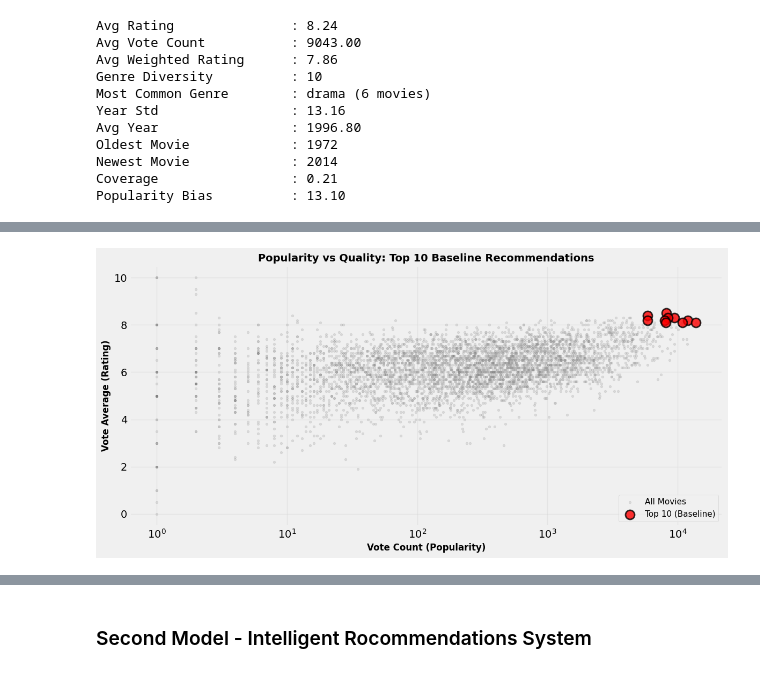
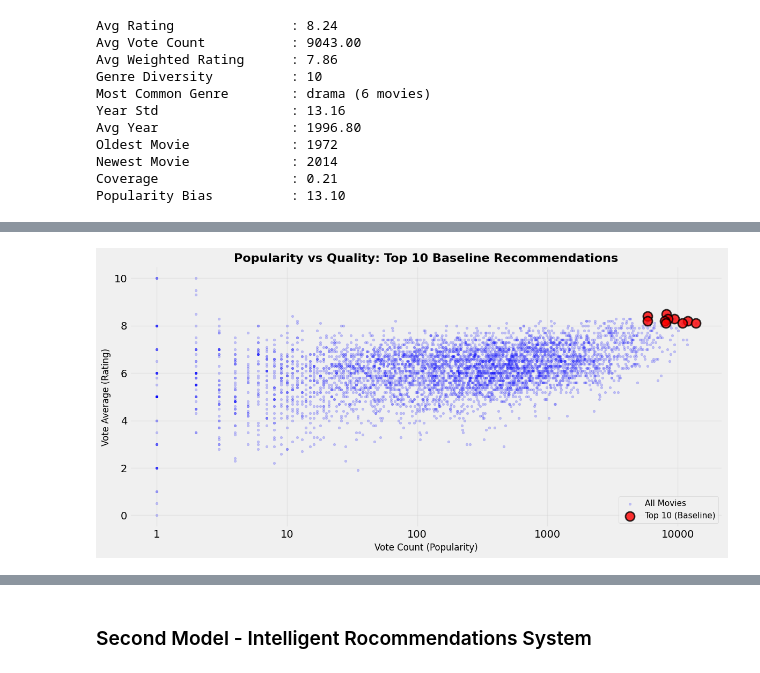
Before and after one commit to Przemsonn05/Content-Based-Recommendation-System-for-movies, a Jupyter notebook: notebooks/Recommendation_System.ipynb, the cells around one changed output, grey strips where cells are left out. Cells and saved outputs as stored; diff of their text form; code cells hidden in the pictures.

```diff
--- a/notebooks/Recommendation_System.ipynb
+++ b/notebooks/Recommendation_System.ipynb
@@ -745,3 +752,14 @@ data_after_json['hybrid_score'] = (
+# %%
+def enhance_overview(row):
+    overview = str(row['overview'])
+    tagline = str(row['tagline'])
+
+    if len(overview) < 100:
+        return overview + ' ' + tagline
+
+    return overview
+
+data_after_json['overview'] = data_after_json.apply(enhance_overview, axis=1)
 # %% [markdown]
 ## Model Building and Evaluation
 # %% [markdown]
@@ -878,30 +933,33 @@ plt.show()
 # %%
 plt.figure(figsize=(12, 6))
 
 # All movies (background)
 plt.scatter(
     data_after_json['vote_count'],
     data_after_json['vote_average'],
-    alpha=0.2, s=10, c='gray', label='All Movies'
+    alpha=0.2, s=10, c='blue', label='All Movies'
 )
 
 # Top 10 (highlighted)
 plt.scatter(
     global_top_10['vote_count'],
     global_top_10['vote_average'],
     alpha=0.8, s=150, c='red', edgecolor='black',
     linewidth=2, label='Top 10 (Baseline)', zorder=5
 )
 
-plt.xlabel('Vote Count (Popularity)', fontsize=12, weight='bold')
-plt.ylabel('Vote Average (Rating)', fontsize=12, weight='bold')
+plt.xlabel('Vote Count (Popularity)', fontsize=12)
+plt.ylabel('Vote Average (Rating)', fontsize=12)
 plt.title('Popularity vs Quality: Top 10 Baseline Recommendations',
-          fontsize=14, weight='bold')
+          fontsize=16, weight='bold')
+
 plt.xscale('log')
 plt.legend(loc='lower right', fontsize=11)
 plt.grid(alpha=0.3)
+
+plt.gca().xaxis.set_major_formatter(mticker.ScalarFormatter())
 plt.tight_layout()
 plt.savefig('../images/Popularity_vs_Quality_Top10_Baseline_Recommendations.png', dpi=300, bbox_inches='tight')
 plt.show()
 # %% [output]
-[figure, old version]
+[figure, new version]
```
Also changed, not shown: parts of 17 cells of this notebook, 7 other files.
